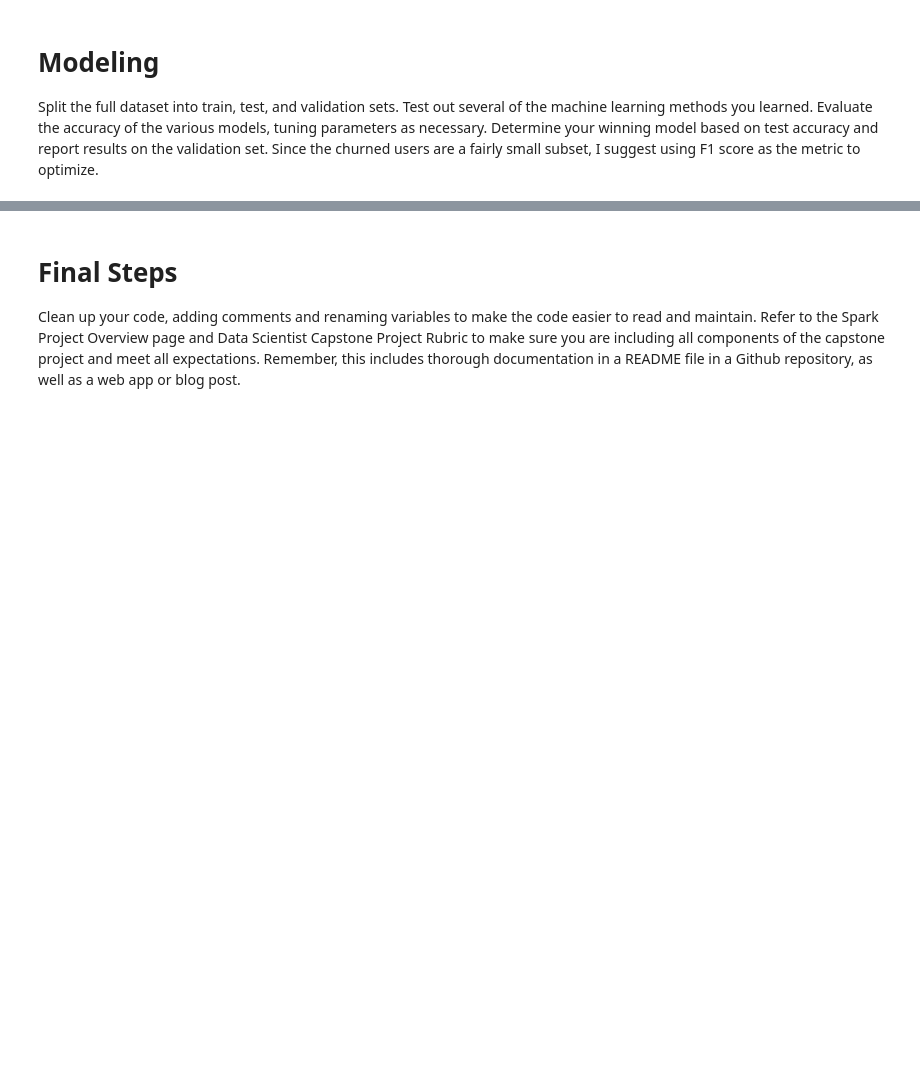
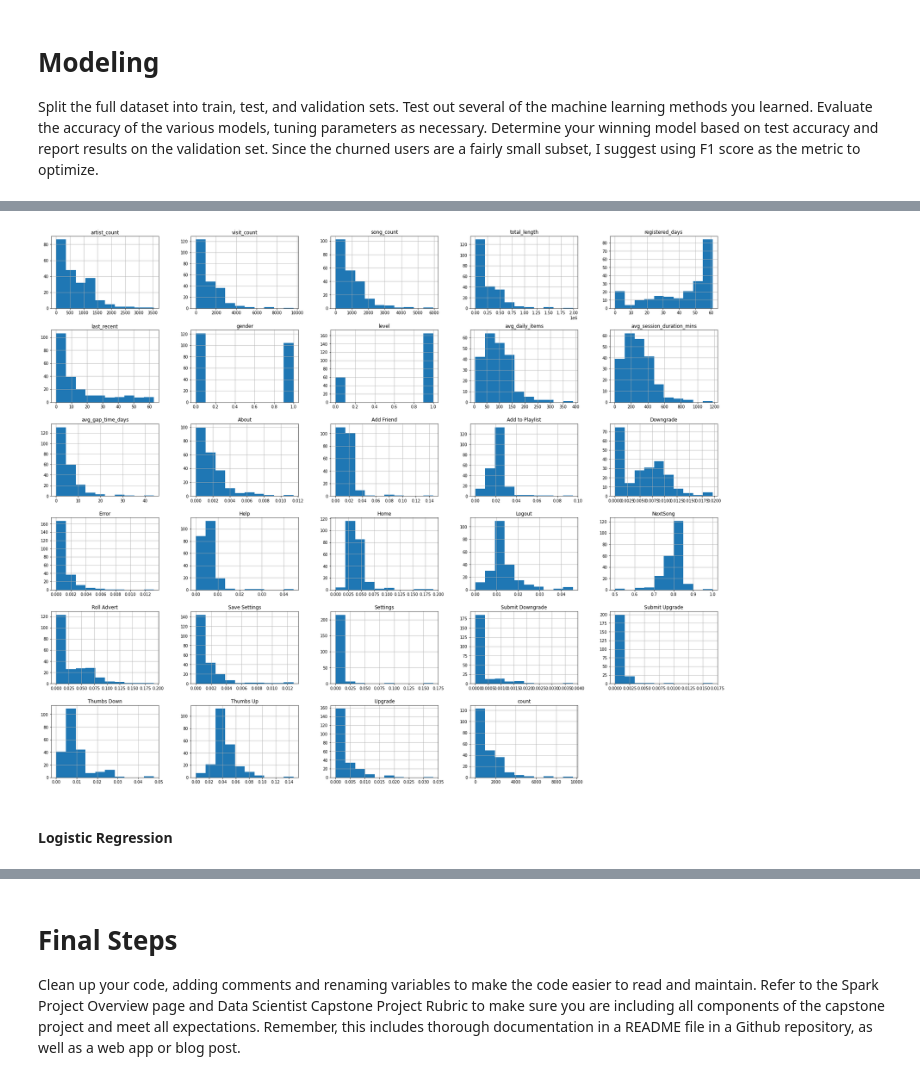
Before and after one commit to imisi-akande/Sparkify-Capstone-Project, a Jupyter notebook: Sparkify.ipynb, the cells around one changed output, grey strips where cells are left out. Saved outputs shown, nothing was run; the diff lists cells and outputs as text; code cells hidden in the pictures; blank space fills up the shorter version.

```diff
--- a/Sparkify.ipynb
+++ b/Sparkify.ipynb
@@ -536,0 +576,7 @@ overall_df.isnull().sum()
+# %%
+#Feature eight: Calculate on avg. the number of items a user listens to on a daily basis
+daily_item_df = df.groupby('userId','date').agg(max('itemInSession')).\
+                    groupBy('userId').avg('max(itemInSession)').\
+                    withColumnRenamed('avg(max(itemInSession))', 'avg_daily_items')
+feat_eight = feat_seven.join(daily_item_df,['userId'])
+feat_eight.show()
@@ -536,0 +651,18 @@ overall_df.isnull().sum()
+# %%
+# feature ten: Add page view related features: calculate number of visited pages by users excluding Cancellation Confirmation and Cancel pages
+# the features are 17 in number
+df_page_view=df.groupBy('userId').pivot('page').count()
+df_page_view=df_page_view.na.fill(0).drop('Cancellation Confirmation','Cancel')
+
+df_page_totalview=df.filter("page != 'Cancellation Confirmation' and page != 'Cancel'" ).groupBy('userId').count()
+
+# convert actual number of visited pages to percentage
+df_page_view=df_page_view.join(df_page_totalview,['userId'])
+columns=df_page_view.columns
+columns=[column for column in columns if column not in ('userId', 'count')]
+
+for colName in columns:
+    df_page_view = df_page_view.withColumn(colName, col(colName)/col('count'))
+
+overall_data = feat_nine.join(df_page_view,["userId"])
+overall_data.show()
@@ -537,3 +687,6 @@ overall_df.isnull().sum()
 # %% [markdown]
 # Modeling
 Split the full dataset into train, test, and validation sets. Test out several of the machine learning methods you learned. Evaluate the accuracy of the various models, tuning parameters as necessary. Determine your winning model based on test accuracy and report results on the validation set. Since the churned users are a fairly small subset, I suggest using F1 score as the metric to optimize.
+# %%
+overall_data = overall_data.drop("userId") #we do not need userId for modelling
+feature_columns = [col for col in overall_data.columns if col!='churn'] #feature columns don't include churn as that is the target
@@ -539,0 +713,8 @@ Split the full dataset into train, test, and validation sets. Test out several o
+# %%
+pd_features = overall_data.drop("churn").toPandas()
+# %%
+fig = plt.figure(figsize=(30,25))
+ax = fig.gca()
+h = pd_features.hist(ax=ax)
+# %% [output]
+[figure, added]
@@ -539,0 +745,2 @@ Split the full dataset into train, test, and validation sets. Test out several o
+# %% [markdown]
+#### Logistic Regression
```
Also changed, not shown: parts of 75 cells of this notebook.
